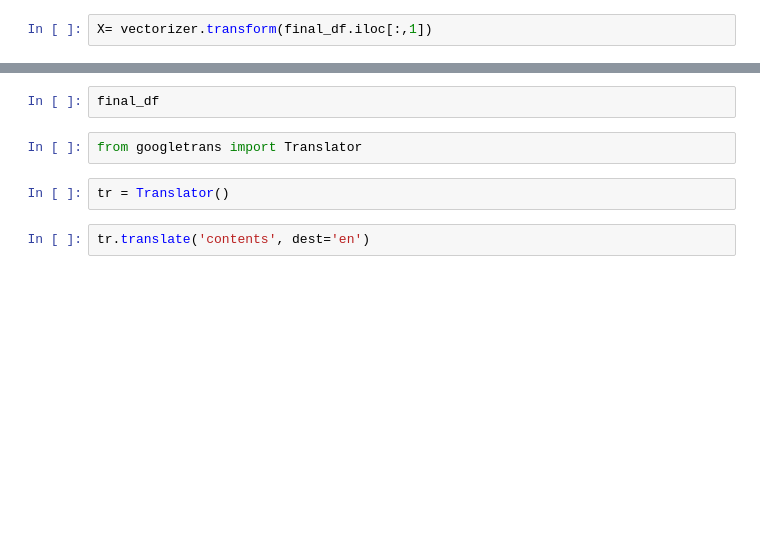
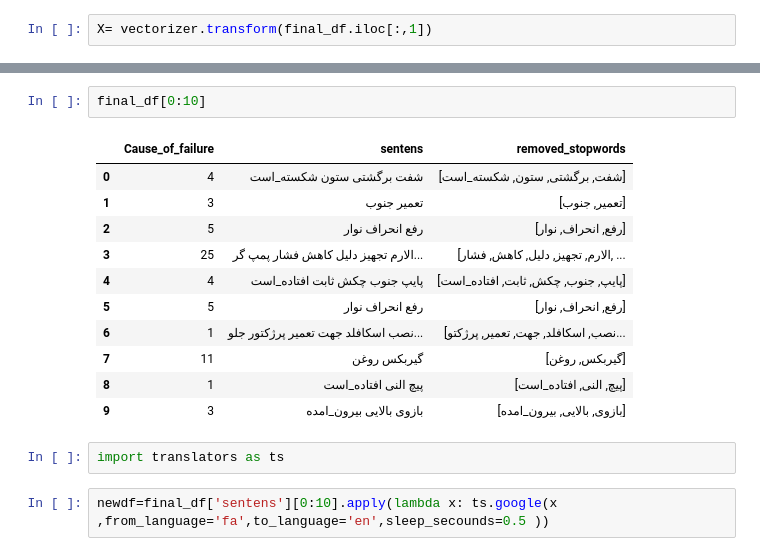
Before and after one commit to heidaralavi/persian_document_classification, a Jupyter notebook: Pre_Proccesing_on_pesrian_text.ipynb, the cells around one changed output, grey strips where cells are left out. Cells and saved outputs as stored; diff of their text form; blank space fills up the shorter version.

```diff
--- a/Pre_Proccesing_on_pesrian_text.ipynb
+++ b/Pre_Proccesing_on_pesrian_text.ipynb
@@ -342,8 +383,18 @@ for item in final_df.iloc[:,1]:
 # %%
-final_df
+final_df[0:10]
+# %% [output]
+|  | Cause_of_failure | sentens | removed_stopwords |
+| 0 | 4 | شفت برگشتی ستون شکسته_است | [شفت, برگشتی, ستون, شکسته_است] |
+| 1 | 3 | تعمیر جنوب | [تعمیر, جنوب] |
+| 2 | 5 | رفع انحراف نوار | [رفع, انحراف, نوار] |
+| 3 | 25 | الارم تجهیز دلیل کاهش فشار پمپ گر... | [الارم, تجهیز, دلیل, کاهش, فشار, ... |
+| 4 | 4 | پایپ جنوب چکش ثابت افتاده_است | [پایپ, جنوب, چکش, ثابت, افتاده_است] |
+| 5 | 5 | رفع انحراف نوار | [رفع, انحراف, نوار] |
+| 6 | 1 | نصب اسکافلد جهت تعمیر پرژکتور جلو... | [نصب, اسکافلد, جهت, تعمیر, پرژکتو... |
+| 7 | 11 | گیربکس روغن | [گیربکس, روغن] |
+| 8 | 1 | پیچ النی افتاده_است | [پیچ, النی, افتاده_است] |
+| 9 | 3 | بازوی بالایی بیرون_امده | [بازوی, بالایی, بیرون_امده] |
-# %%
-from googletrans import Translator
-# %%
-tr = Translator()
-# %%
-tr.translate('contents', dest='en')
+# %%
+import translators as ts
+# %%
+newdf=final_df['sentens'][0:10].apply(lambda x: ts.google(x ,from_language='fa',to_language='en',sleep_secounds=0.5 ))
```
Also changed, not shown: parts of 11 cells of this notebook.
